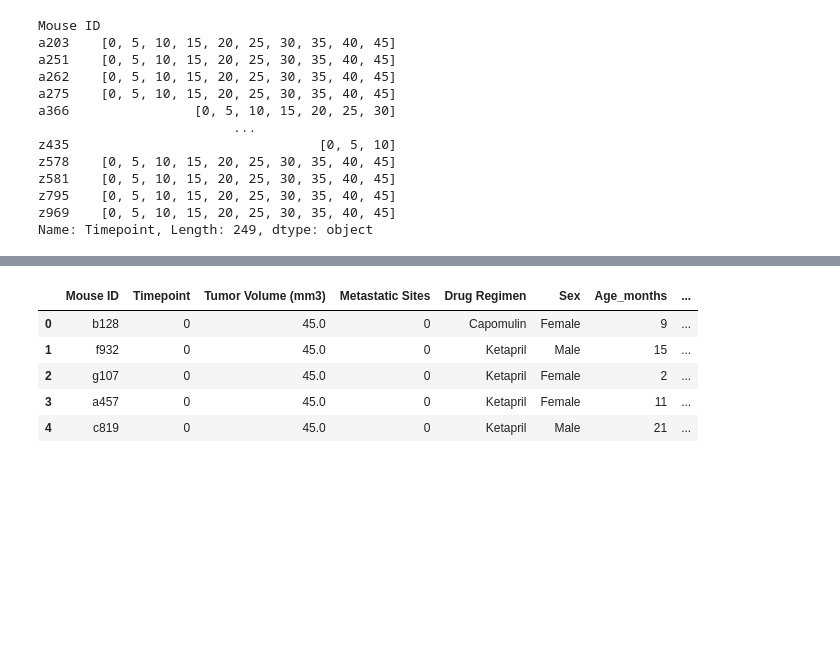
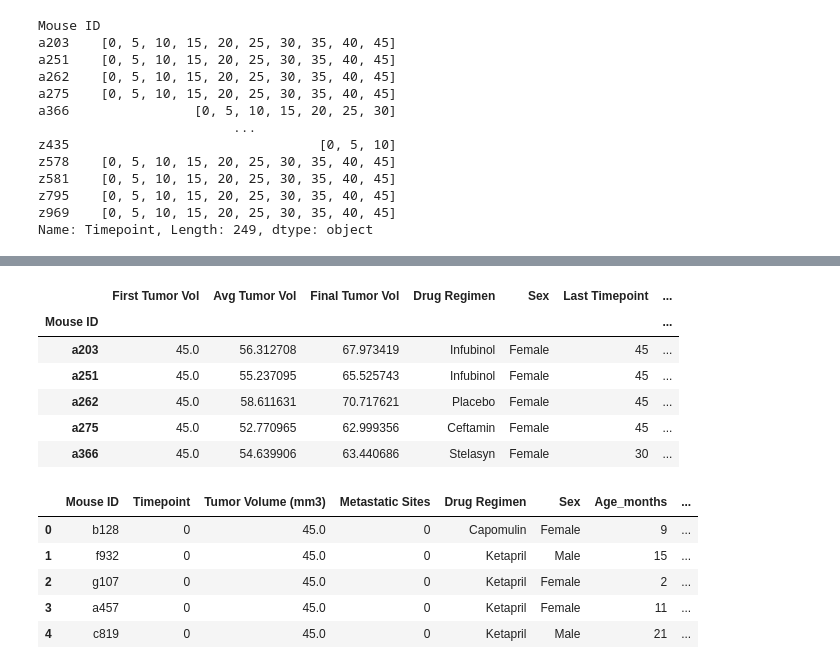
Before and after one commit to Apalacios20/Matplotlib, a Jupyter notebook: pymaceuticals_starter.ipynb, the cells around one changed output, grey strips where cells are left out. Cells and saved outputs as stored; diff of their text form; code cells hidden in the pictures; blank space fills up the shorter version.

```diff
--- a/pymaceuticals_starter.ipynb
+++ b/pymaceuticals_starter.ipynb
@@ -63,3 +69,40 @@ Name: Timepoint, Length: 249, dtype: object
+# %%
+# Optional: Get all the data for the duplicate mouse ID.
+mouse = study_data.groupby("Mouse ID")
+
+first_tumor_vol = mouse["Tumor Volume (mm3)"].first()
+
+avg_tumor_vol = mouse["Tumor Volume (mm3)"].mean()
+
+final_tumor_each = mouse["Tumor Volume (mm3)"].last()
+
+regimen = mouse["Drug Regimen"].first()
+
+sex_per = mouse["Sex"].first()
+
+last_timepoint = mouse["Timepoint"].last()
+
+age = mouse["Age_months"].first()
+
+weight = mouse["Weight (g)"].first()
+
+total_data_df = pd.DataFrame({"First Tumor Vol":first_tumor_vol,
+                                "Avg Tumor Vol":avg_tumor_vol,
+                                    "Final Tumor Vol":final_tumor_each,
+                                        "Drug Regimen":regimen,
+                                            "Sex":sex_per,
+                                                "Last Timepoint":last_timepoint,
+                                                    "Age in Months":age,
+                                                        "Weight (g)":weight})
+total_data_df.head()
+# %% [output]
+|  | First Tumor Vol | Avg Tumor Vol | Final Tumor Vol | Drug Regimen | Sex | Last Timepoint | ... |
+| Mouse ID |  |  |  |  |  |  | ... |
+| a203 | 45.0 | 56.312708 | 67.973419 | Infubinol | Female | 45 | ... |
+| a251 | 45.0 | 55.237095 | 65.525743 | Infubinol | Female | 45 | ... |
+| a262 | 45.0 | 58.611631 | 70.717621 | Placebo | Female | 45 | ... |
+| a275 | 45.0 | 52.770965 | 62.999356 | Ceftamin | Female | 45 | ... |
+| a366 | 45.0 | 54.639906 | 63.440686 | Stelasyn | Female | 30 | ... |
 # %%
 # Create a clean DataFrame by dropping the duplicate mouse by its ID.
 
```
Also changed, not shown: parts of 2 cells of this notebook.
